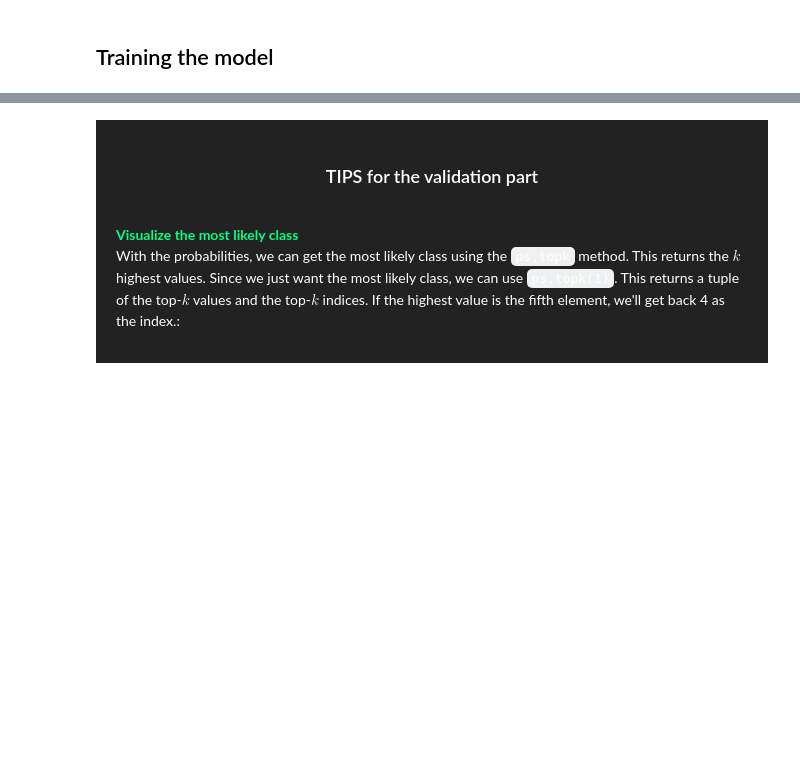
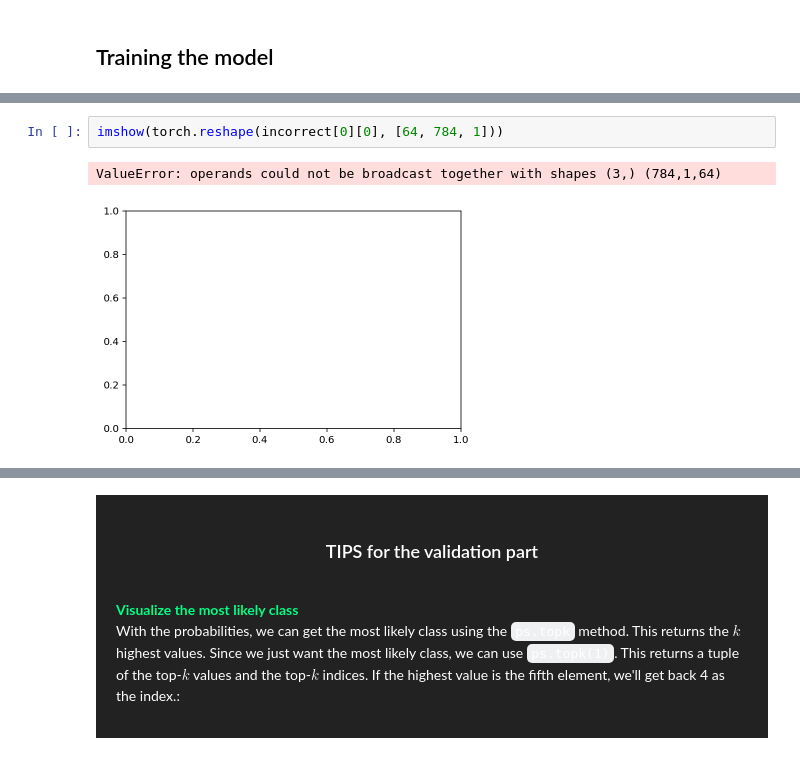
Before and after one commit to jeno-lustyik/clothing-challenge, a Jupyter notebook: Friday Fashion Challenge.ipynb, the cells around one changed output, grey strips where cells are left out. Drawn from its saved outputs; the diff is of its cells as text; blank space fills up the shorter version.

```diff
--- a/Friday Fashion Challenge.ipynb
+++ b/Friday Fashion Challenge.ipynb
@@ -236 +227,6 @@ Training time: 120.33027815818787
+# %%
+imshow(torch.reshape(incorrect[0][0], [64, 784, 1]))
+# %% [output]
+ValueError: operands could not be broadcast together with shapes (3,) (784,1,64)
+[figure, added]
 # %%
```
Also changed, not shown: parts of 11 cells of this notebook, 1 other file.
